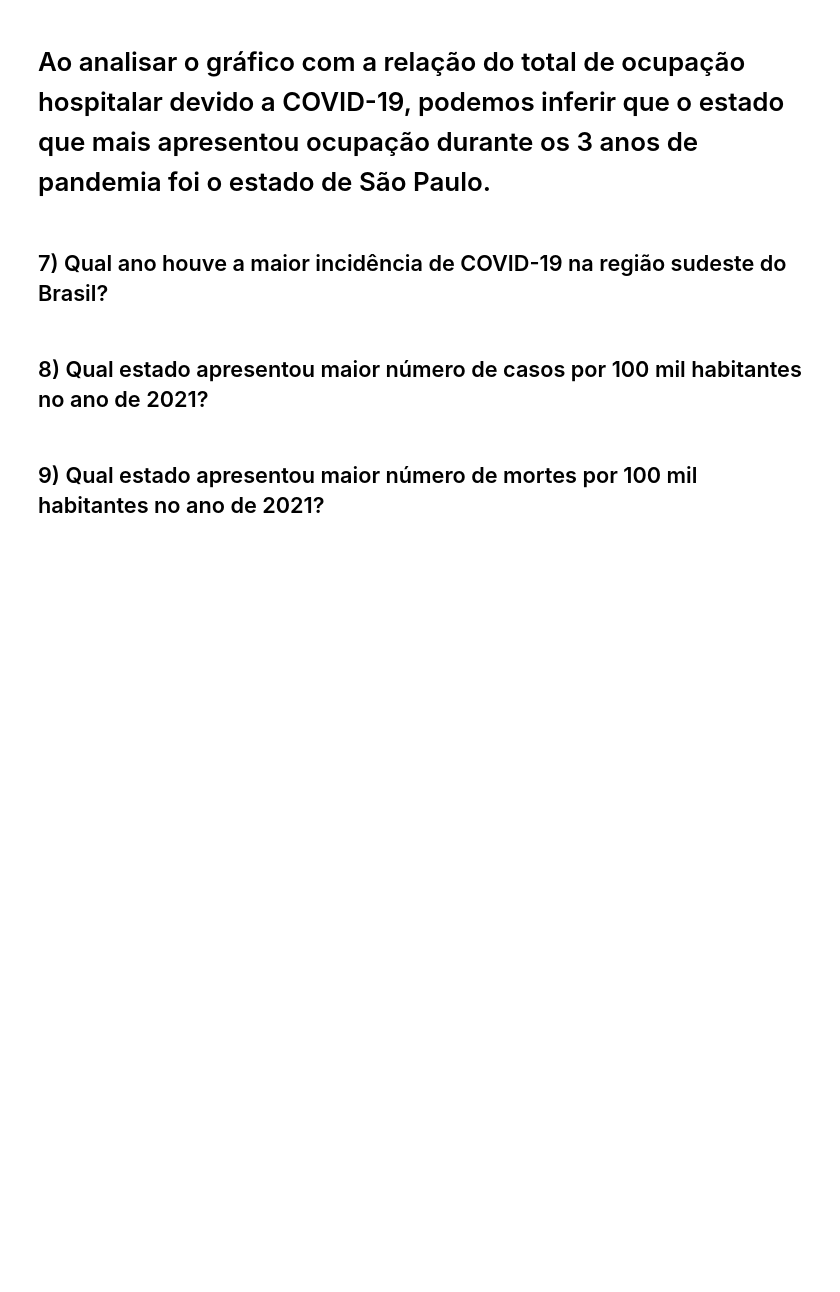
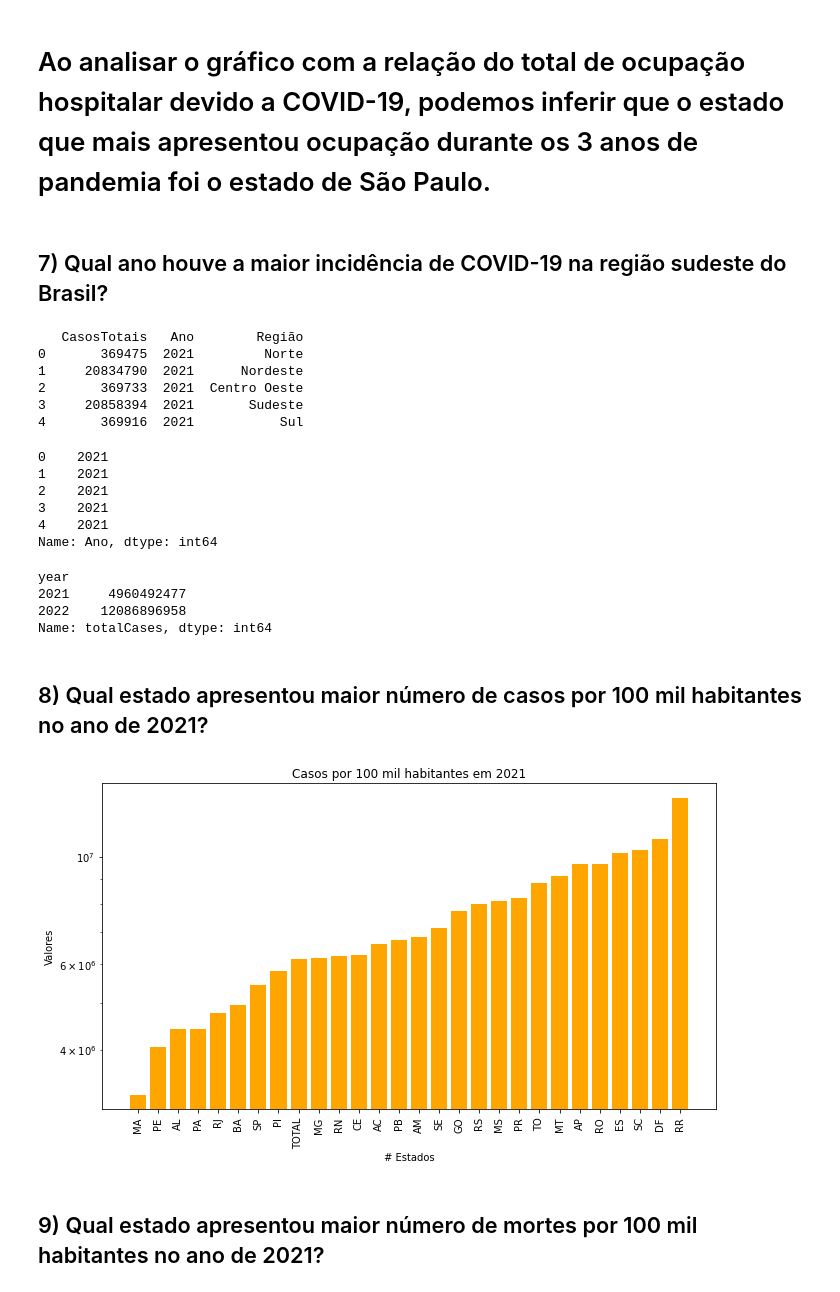
Before and after one commit to lucianobajr/TP-CCF425, a Jupyter notebook: src/main.ipynb, the cells around one changed output. Saved outputs shown, nothing was run; the diff lists cells and outputs as text; code cells hidden in the pictures; blank space fills up the shorter version.

```diff
--- a/src/main.ipynb
+++ b/src/main.ipynb
@@ -851,5 +883,60 @@ occupation_per_state('totalOcupacaoCovid',"Ocupação hospitalar por Estado")
+# %%
+year_region = pd.DataFrame(list(zip(data['totalCases'], data['year'], regions)), columns = ['CasosTotais', 'Ano', 'Região'])
+print(year_region)
+# %% [output]
+   CasosTotais   Ano        Região
+0       369475  2021         Norte
+1     20834790  2021      Nordeste
+2       369733  2021  Centro Oeste
+3     20858394  2021       Sudeste
+4       369916  2021           Sul
+# %%
+year_region['Ano']
+# %% [output]
+0    2021
+1    2021
+2    2021
+3    2021
+4    2021
+Name: Ano, dtype: int64
+# %%
+#Número total de casos de COVID por ano
+
+data_groupby = data.groupby('year')['totalCases'].sum()
+data_groupby
+# %% [output]
+year
+2021     4960492477
+2022    12086896958
+Name: totalCases, dtype: int64
 # %% [markdown]
 ## 8) Qual estado apresentou maior número de casos por 100 mil habitantes no ano de 2021?
+# %%
+def get_by_year(df):
+  df["Date"] = pd.to_datetime(df["date"])
+  df['Year'] = df['Date'].dt.year
+  df = df.drop('date', axis=1)
+  return df[df['Year'] == 2021]
+
+
+cols = ['date', 'state',
+       'totalCases_per_100k_inhabitants']
+
+data = pd.read_csv('./cases-brazil-states.csv',usecols = cols, sep=',')
+df = data.dropna()
+cases = data.groupby('state')['totalCases_per_100k_inhabitants'].sum().sort_values()
+only_21 = get_by_year(df)
+# %%
+plt.figure(figsize =(11, 6))
+plt.bar(cases.index, cases.values, color = 'orange')
+plt.ylabel("Valores")
+plt.xlabel("# Estados")
+plt.title("Casos por 100 mil habitantes em 2021")
+plt.xticks(rotation='vertical')
+plt.yscale('log')
+plt.show()
+# %% [output]
+[figure, added]
 # %% [markdown]
 ## 9) Qual estado apresentou maior número de mortes por 100 mil habitantes no ano de 2021?
 # %%
```
Also changed, not shown: parts of 27 cells of this notebook.
